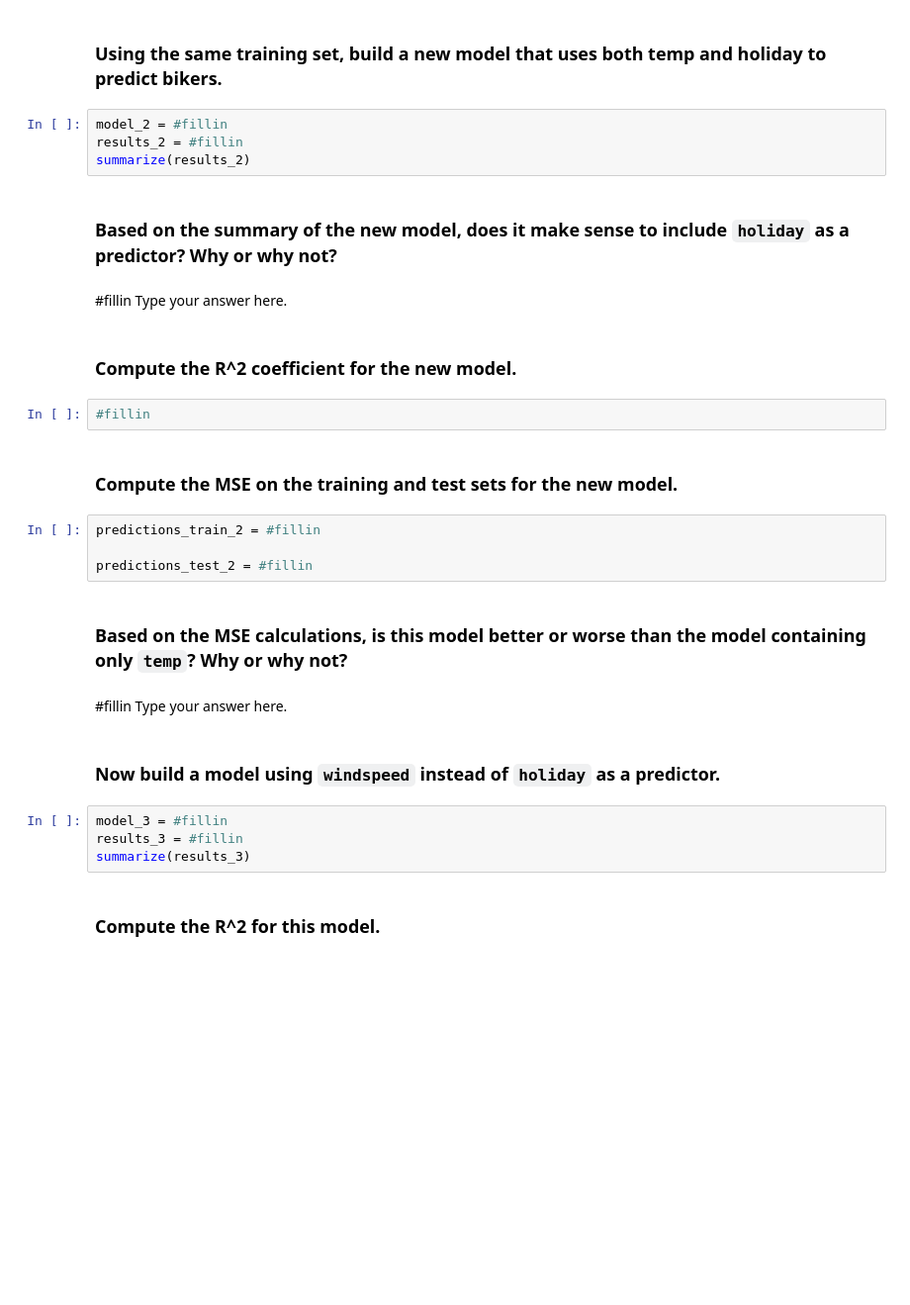
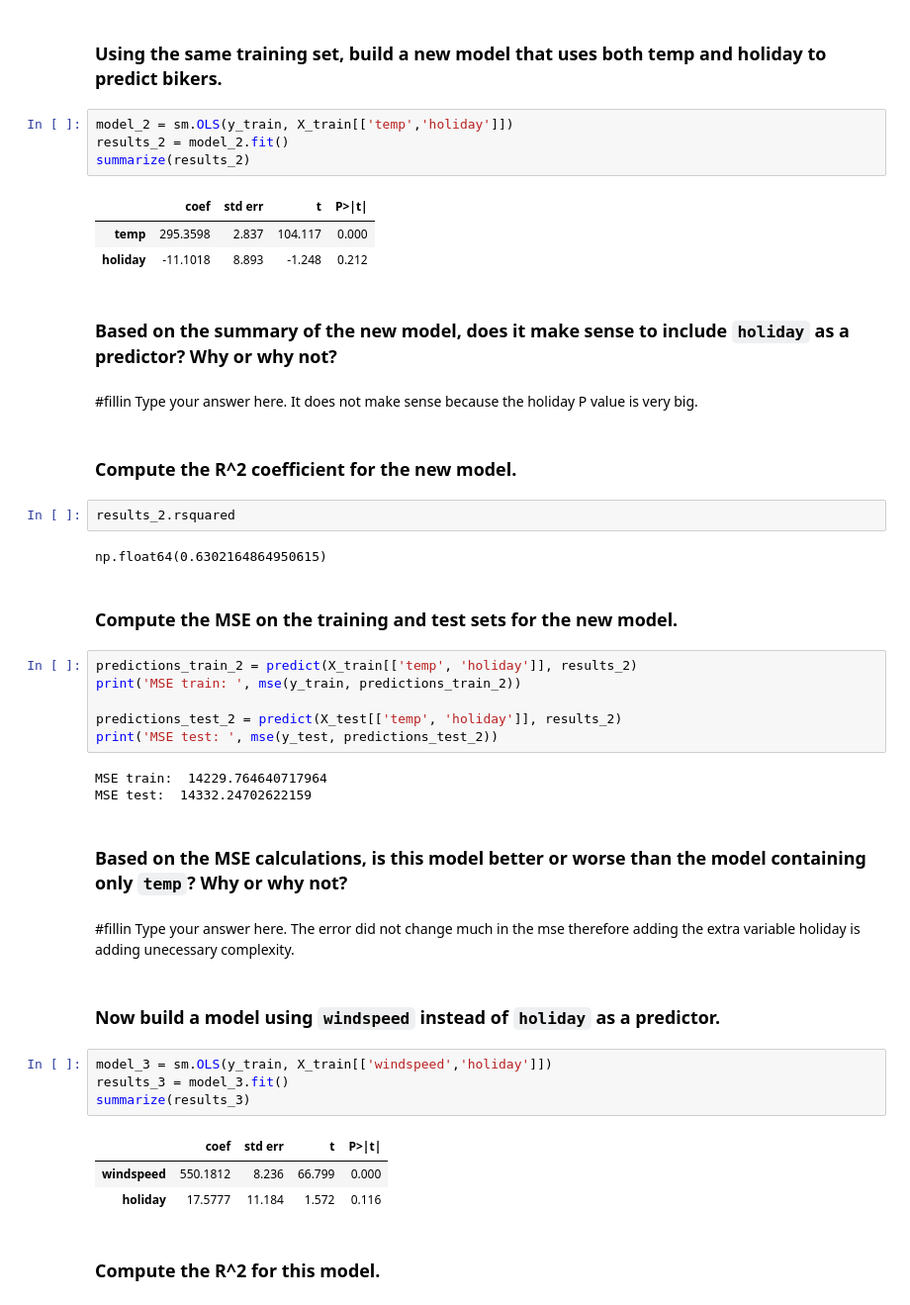
Before and after one commit to logandemianczyk/code_2600, a Jupyter notebook: mod04_linear.ipynb, the cells around one changed output. Shown at 99% size. Drawn from its saved outputs; the diff is of its cells as text; blank space fills up the shorter version.

```diff
--- a/mod04_linear.ipynb
+++ b/mod04_linear.ipynb
@@ -194,33 +218,50 @@ abline(ax,
 # %% [markdown]
 ### Using the same training set, build a new model that uses both temp and holiday to predict bikers.
 # %%
-model_2 = #fillin
-results_2 = #fillin
+model_2 = sm.OLS(y_train, X_train[['temp','holiday']])
+results_2 = model_2.fit()
 summarize(results_2)
+# %% [output]
+|  | coef | std err | t | P>|t| |
+| temp | 295.3598 | 2.837 | 104.117 | 0.000 |
+| holiday | -11.1018 | 8.893 | -1.248 | 0.212 |
 # %% [markdown]
 ### Based on the summary of the new model, does it make sense to include `holiday` as a predictor? Why or why not?
 # %% [markdown]
 #fillin Type your answer here.
+It does not make sense because the holiday P value is very big.
 # %% [markdown]
 ### Compute the R^2 coefficient for the new model.
 # %%
-#fillin
+results_2.rsquared
+# %% [output]
+np.float64(0.6302164864950615)
 # %% [markdown]
 ### Compute the MSE on the training and test sets for the new model.
 # %%
-predictions_train_2 = #fillin
+predictions_train_2 = predict(X_train[['temp', 'holiday']], results_2)
+print('MSE train: ', mse(y_train, predictions_train_2))
 
-predictions_test_2 = #fillin
+predictions_test_2 = predict(X_test[['temp', 'holiday']], results_2)
+print('MSE test: ', mse(y_test, predictions_test_2))
+# %% [output]
+MSE train:  14229.764640717964
+MSE test:  14332.24702622159
 # %% [markdown]
 ### Based on the MSE calculations, is this model better or worse than the model containing only `temp`? Why or why not?
 # %% [markdown]
 #fillin Type your answer here.
+The error did not change much in the mse therefore adding the extra variable holiday is adding unecessary complexity.
 # %% [markdown]
 ### Now build a model using `windspeed` instead of `holiday` as a predictor.
 # %%
-model_3 = #fillin
-results_3 = #fillin
+model_3 = sm.OLS(y_train, X_train[['windspeed','holiday']])
+results_3 = model_3.fit()
 summarize(results_3)
+# %% [output]
+|  | coef | std err | t | P>|t| |
+| windspeed | 550.1812 | 8.236 | 66.799 | 0.000 |
+| holiday | 17.5777 | 11.184 | 1.572 | 0.116 |
 # %% [markdown]
 ### Compute the R^2 for this model.
 # %%
```
Also changed, not shown: parts of 12 cells of this notebook.
